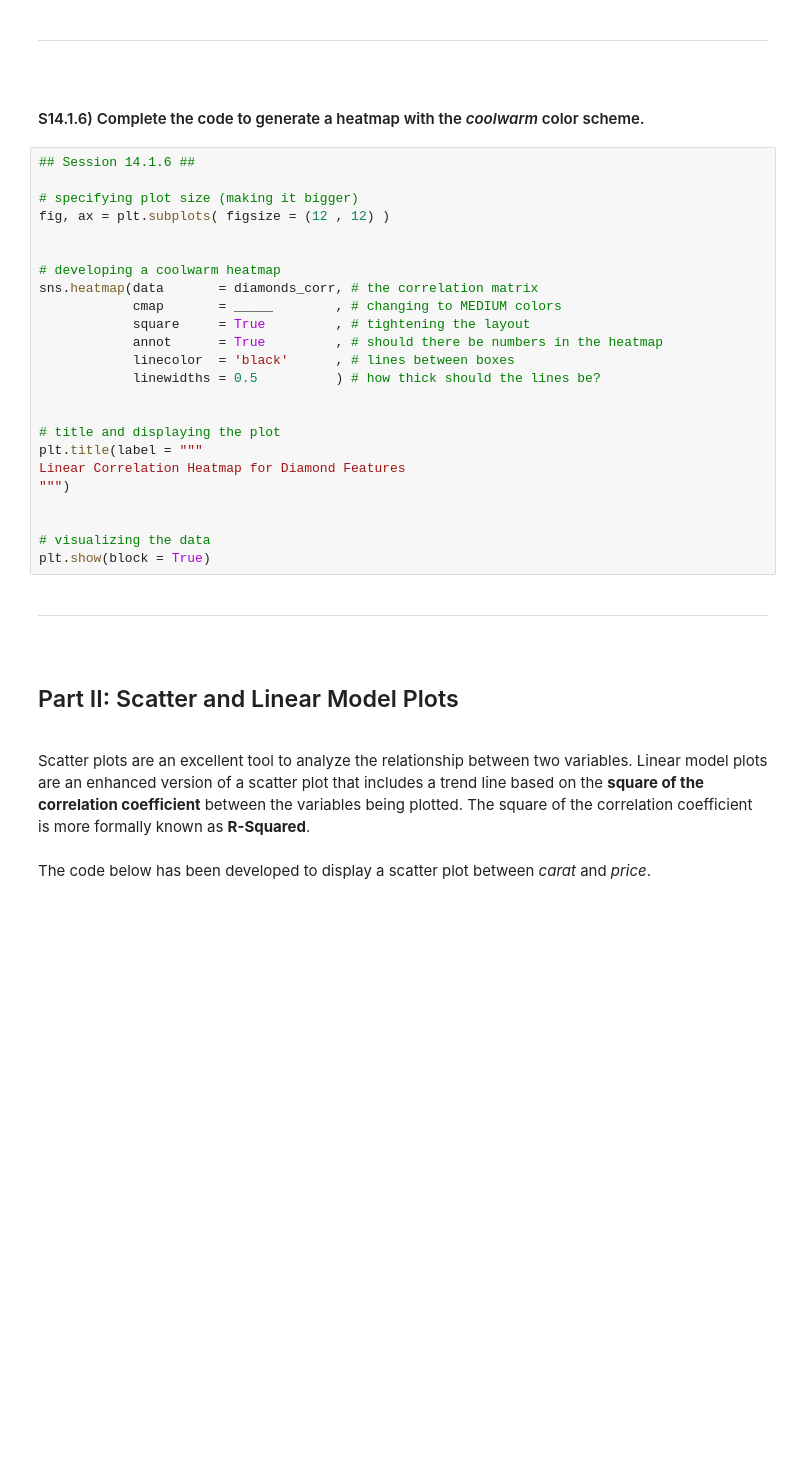
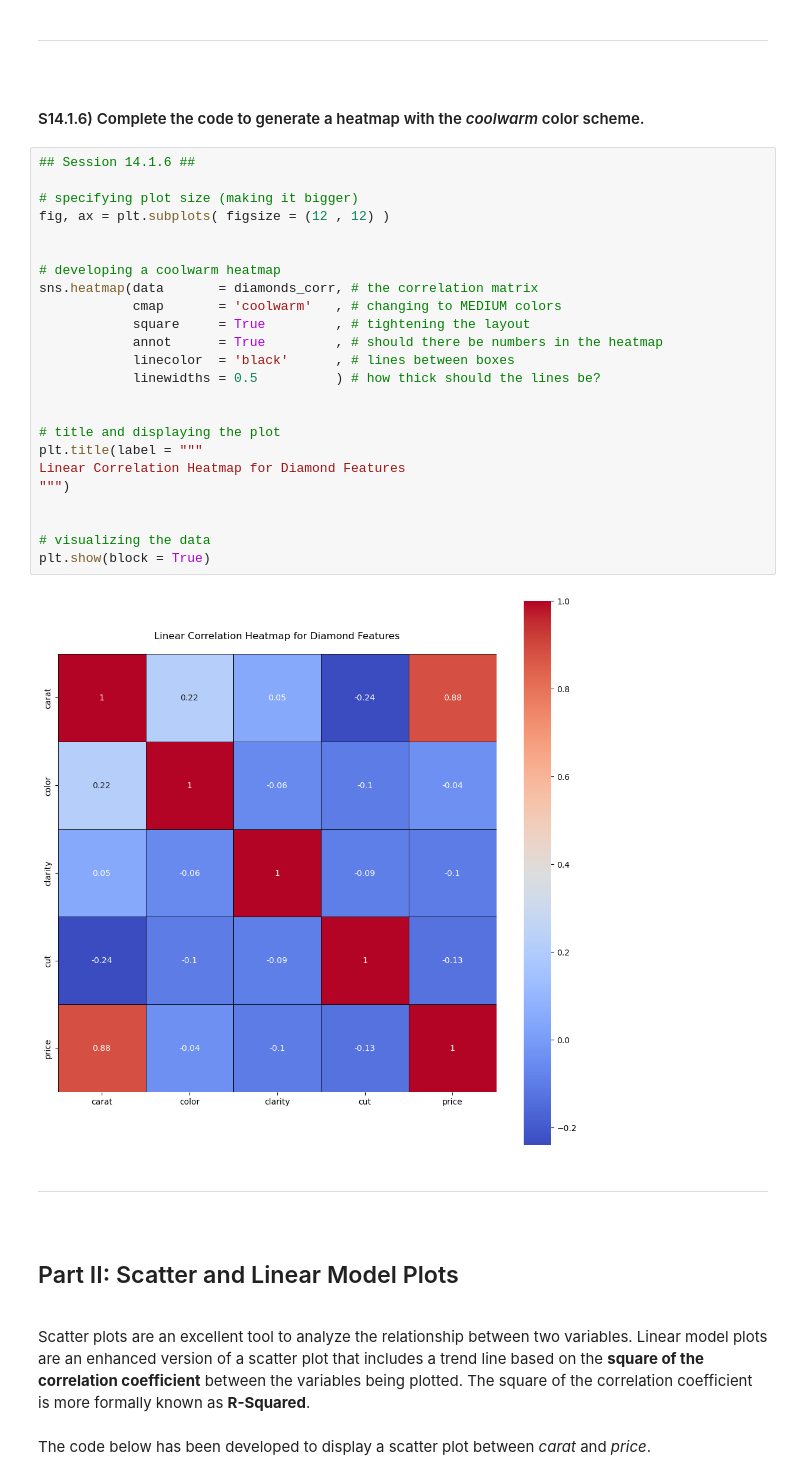
Before and after one commit to chase-kusterer/DAT-7466, a Jupyter notebook: Script 08 - Linear Relationships - Guided.ipynb, the cells around one changed output. Saved outputs shown, nothing was run; the diff lists cells and outputs as text; blank space fills up the shorter version.

```diff
--- a/Script 08 - Linear Relationships - Guided.ipynb
+++ b/Script 08 - Linear Relationships - Guided.ipynb
@@ -228,27 +300,29 @@ The heatmap looks freezing now! Let's change the color scheme to a mix between h
 # %%
 ## Session 14.1.6 ##
 
 # specifying plot size (making it bigger)
 fig, ax = plt.subplots( figsize = (12 , 12) )
 
 
 # developing a coolwarm heatmap
 sns.heatmap(data       = diamonds_corr, # the correlation matrix
-            cmap       = _____        , # changing to MEDIUM colors
+            cmap       = 'coolwarm'   , # changing to MEDIUM colors
             square     = True         , # tightening the layout
             annot      = True         , # should there be numbers in the heatmap
             linecolor  = 'black'      , # lines between boxes
             linewidths = 0.5          ) # how thick should the lines be?
 
 
 # title and displaying the plot
 plt.title(label = """
 Linear Correlation Heatmap for Diamond Features
 """)
 
 
 # visualizing the data
 plt.show(block = True)
+# %% [output]
+[figure, added]
 # %% [markdown]
 <hr style="height:.9px;border:none;color:#333;background-color:#333;" /><br>
 <h2>Part II: Scatter and Linear Model Plots</h2><br>
```
Also changed, not shown: parts of 15 cells of this notebook, 4 other files.
